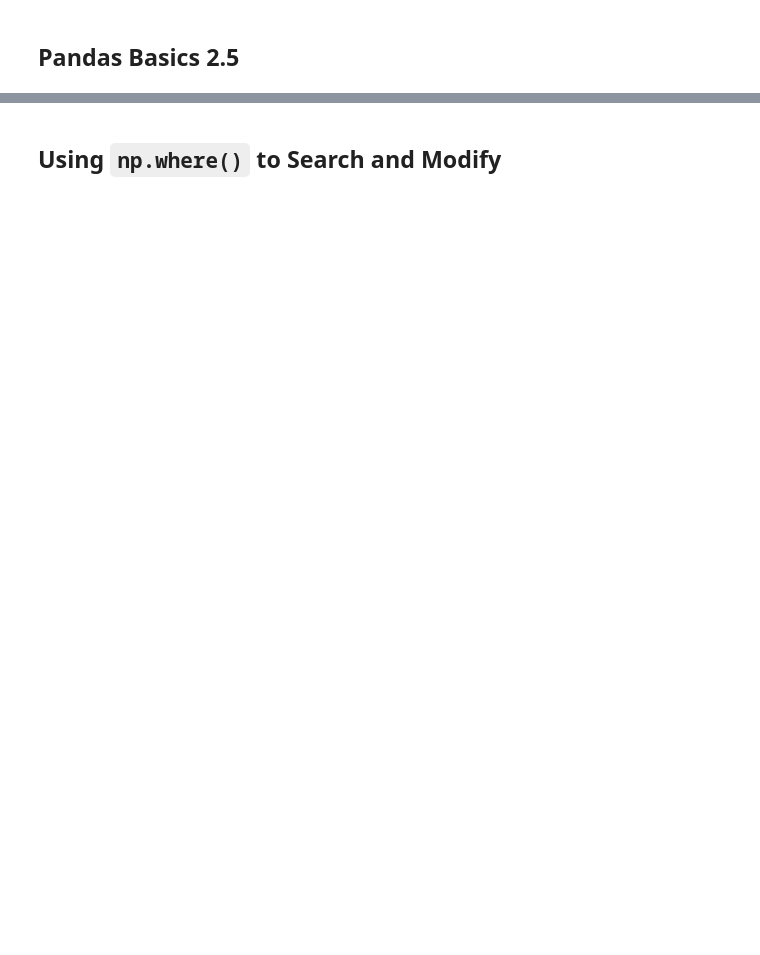
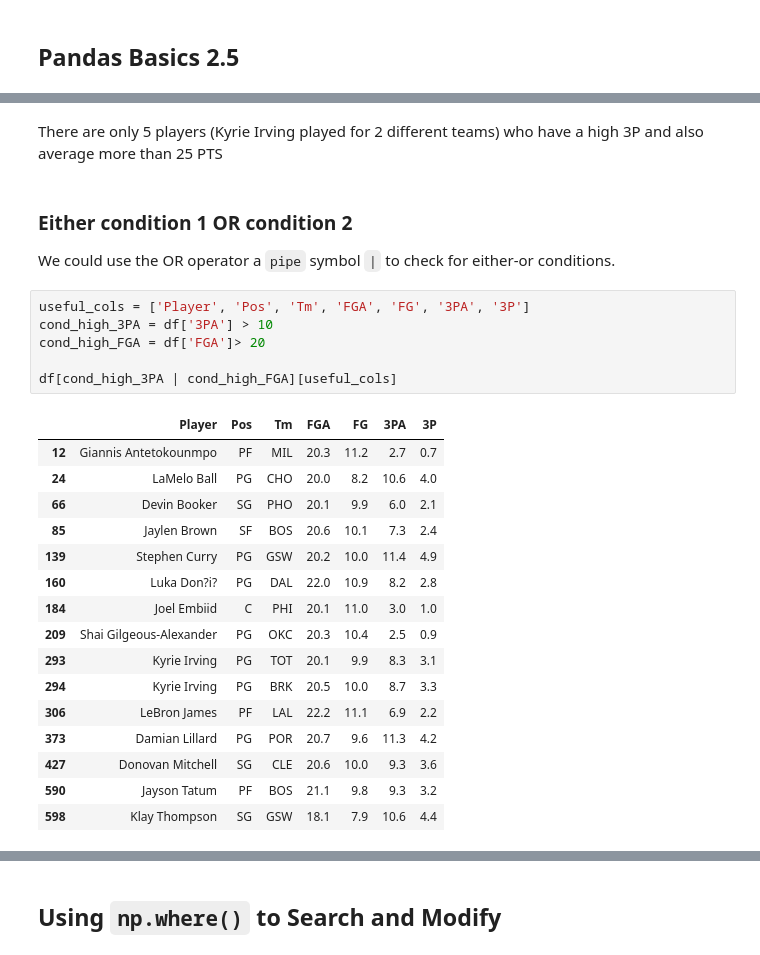
Before and after one commit to OptimalDecisions/sports-analytics-foundations, a Jupyter notebook: pandas-basics/Pandas_Basics_2_5_Filtering_Data.ipynb, the cells around one changed output, grey strips where cells are left out. Drawn from its saved outputs; the diff is of its cells as text; blank space fills up the shorter version.

```diff
--- a/pandas-basics/Pandas_Basics_2_5_Filtering_Data.ipynb
+++ b/pandas-basics/Pandas_Basics_2_5_Filtering_Data.ipynb
@@ -28,0 +109,29 @@
+# %% [markdown]
+There are only 5 players (Kyrie Irving played for 2 different teams) who have a high 3P and also average more than 25 PTS
+# %% [markdown]
+### Either condition 1 OR condition 2
+
+We could use the OR operator a `pipe` symbol `|` to check for either-or conditions.
+# %%
+useful_cols = ['Player', 'Pos', 'Tm', 'FGA', 'FG', '3PA', '3P']
+cond_high_3PA = df['3PA'] > 10
+cond_high_FGA = df['FGA']> 20
+
+df[cond_high_3PA | cond_high_FGA][useful_cols]
+# %% [output]
+|  | Player | Pos | Tm | FGA | FG | 3PA | 3P |
+| 12 | Giannis Antetokounmpo | PF | MIL | 20.3 | 11.2 | 2.7 | 0.7 |
+| 24 | LaMelo Ball | PG | CHO | 20.0 | 8.2 | 10.6 | 4.0 |
+| 66 | Devin Booker | SG | PHO | 20.1 | 9.9 | 6.0 | 2.1 |
+| 85 | Jaylen Brown | SF | BOS | 20.6 | 10.1 | 7.3 | 2.4 |
+| 139 | Stephen Curry | PG | GSW | 20.2 | 10.0 | 11.4 | 4.9 |
+| 160 | Luka Don?i? | PG | DAL | 22.0 | 10.9 | 8.2 | 2.8 |
+| 184 | Joel Embiid | C | PHI | 20.1 | 11.0 | 3.0 | 1.0 |
+| 209 | Shai Gilgeous-Alexander | PG | OKC | 20.3 | 10.4 | 2.5 | 0.9 |
+| 293 | Kyrie Irving | PG | TOT | 20.1 | 9.9 | 8.3 | 3.1 |
+| 294 | Kyrie Irving | PG | BRK | 20.5 | 10.0 | 8.7 | 3.3 |
+| 306 | LeBron James | PF | LAL | 22.2 | 11.1 | 6.9 | 2.2 |
+| 373 | Damian Lillard | PG | POR | 20.7 | 9.6 | 11.3 | 4.2 |
+| 427 | Donovan Mitchell | SG | CLE | 20.6 | 10.0 | 9.3 | 3.6 |
+| 590 | Jayson Tatum | PF | BOS | 21.1 | 9.8 | 9.3 | 3.2 |
+| 598 | Klay Thompson | SG | GSW | 18.1 | 7.9 | 10.6 | 4.4 |
```
Also changed, not shown: parts of 29 cells of this notebook.
